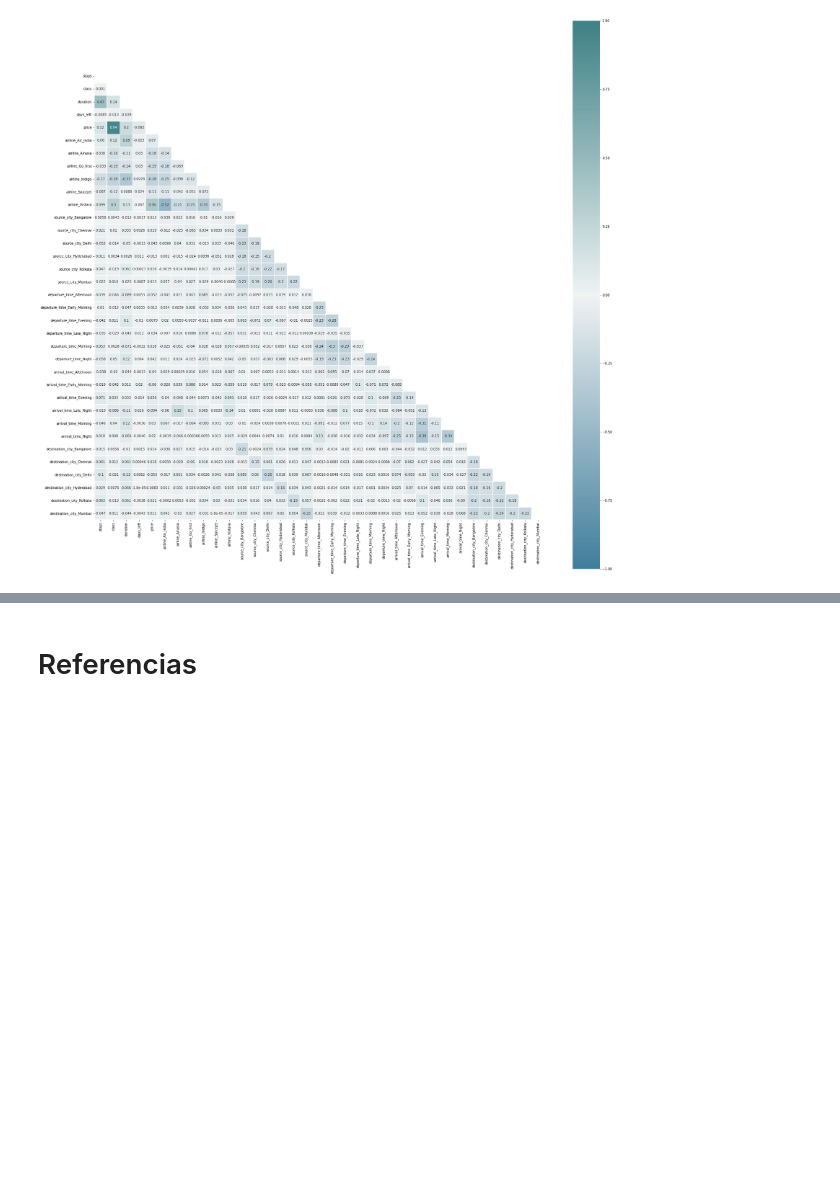
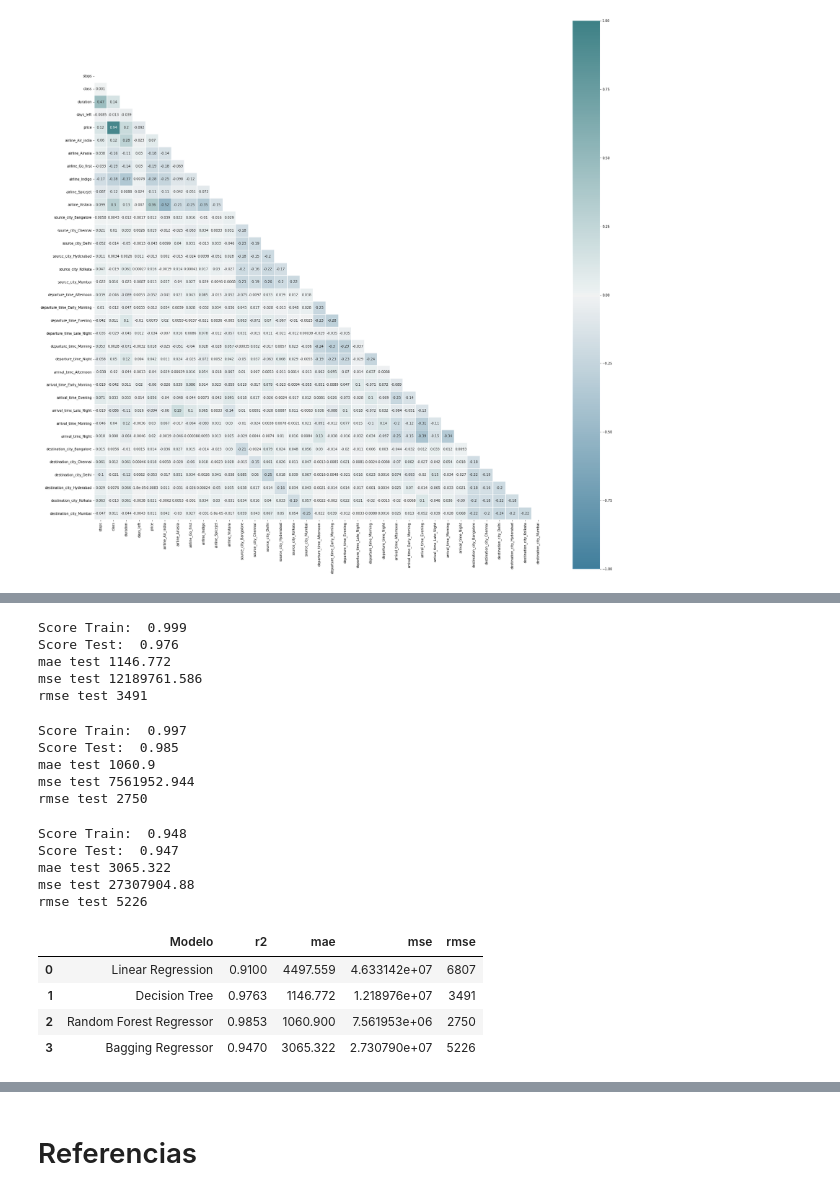
Before and after one commit to alejagaco/Predicci-n-Precios-Vuelos, a Jupyter notebook: Prediccion_PreciosVuelos.ipynb, the cells around one changed output, grey strips where cells are left out. Cells and saved outputs as stored; diff of their text form; code cells hidden in the pictures; blank space fills up the shorter version.

```diff
--- a/Prediccion_PreciosVuelos.ipynb
+++ b/Prediccion_PreciosVuelos.ipynb
@@ -644,0 +685,76 @@ scaler = StandardScaler()
+# %%
+modelo2 = DecisionTreeRegressor()
+dt= make_pipeline(scaler,modelo2)
+dt.fit(X_train,y_train)
+test_preds_dt = dt.predict(X_test)
+r2_dt = round(dt.score(X_test, y_test),4)
+mae_dt = round(mean_absolute_error(y_test,test_preds_dt),3)
+mse_dt = round(mean_squared_error(y_test, test_preds_dt),3)
+rmse_dt = round(np.sqrt(mean_squared_error(y_test,test_preds_dt)))
+print("Score Train: ",round(dt.score(X_train, y_train),3))
+print("Score Test: ",round(dt.score(X_test, y_test),3))
+print("mae test", round(mean_absolute_error(y_test,test_preds_dt),3))
+print("mse test", round(mean_squared_error(y_test, test_preds_dt),3))
+print("rmse test", round(np.sqrt(mean_squared_error(y_test,test_preds_dt))))
+# %% [output]
+Score Train:  0.999
+Score Test:  0.976
+mae test 1146.772
+mse test 12189761.586
+rmse test 3491
+# %%
+modelo3 = RandomForestRegressor(n_estimators=100, random_state=42)
+rf= make_pipeline(scaler,modelo3)
+rf.fit(X_train,y_train)
+test_preds_rf = rf.predict(X_test)
+r2_rf = round(rf.score(X_test, y_test),4)
+mae_rf = round(mean_absolute_error(y_test,test_preds_rf),3)
+mse_rf = round(mean_squared_error(y_test, test_preds_rf),3)
+rmse_rf = round(np.sqrt(mean_squared_error(y_test,test_preds_rf)))
+print("Score Train: ",round(rf.score(X_train, y_train),3))
+print("Score Test: ",round(rf.score(X_test, y_test),3))
+print("mae test", round(mean_absolute_error(y_test,test_preds_rf),3))
+print("mse test", round(mean_squared_error(y_test, test_preds_rf),3))
+print("rmse test", round(np.sqrt(mean_squared_error(y_test,test_preds_rf))))
+# %% [output]
+Score Train:  0.997
+Score Test:  0.985
+mae test 1060.9
+mse test 7561952.944
+rmse test 2750
+# %%
+modelo4 = BaggingRegressor(DecisionTreeRegressor(),n_estimators=100, max_samples=200,
+                           bootstrap=True, # Si se desea probar pasting, cambiar parámetro bootstrap=False
+                           random_state=42)
+br= make_pipeline(scaler,modelo4)
+br.fit(X_train,y_train)
+test_preds_br = br.predict(X_test)
+r2_br = round(br.score(X_test, y_test),4)
+mae_br = round(mean_absolute_error(y_test,test_preds_br),3)
+mse_br = round(mean_squared_error(y_test, test_preds_br),3)
+rmse_br = round(np.sqrt(mean_squared_error(y_test,test_preds_br)))
+print("Score Train: ",round(br.score(X_train, y_train),3))
+print("Score Test: ",round(br.score(X_test, y_test),3))
+print("mae test", round(mean_absolute_error(y_test,test_preds_br),3))
+print("mse test", round(mean_squared_error(y_test, test_preds_br),3))
+print("rmse test", round(np.sqrt(mean_squared_error(y_test,test_preds_br))))
+# %% [output]
+Score Train:  0.948
+Score Test:  0.947
+mae test 3065.322
+mse test 27307904.88
+rmse test 5226
+# %%
+resumen_metricas = pd.DataFrame(columns=['Modelo', 'r2', 'mae','mse','rmse'])
+resumen_metricas['Modelo'] = ['Linear Regression','Decision Tree', 'Random Forest Regressor','Bagging Regressor']
+resumen_metricas['r2'] = [r2_reg, r2_dt,r2_rf,r2_br]
+resumen_metricas['mae'] = [mae_reg, mae_dt,mae_rf,mae_br]
+resumen_metricas['mse'] = [mse_reg, mse_dt,mse_rf,mse_br]
+resumen_metricas['rmse'] = [rmse_reg, rmse_dt,rmse_rf,rmse_br]
+resumen_metricas
+# %% [output]
+|  | Modelo | r2 | mae | mse | rmse |
+| 0 | Linear Regression | 0.9100 | 4497.559 | 4.633142e+07 | 6807 |
+| 1 | Decision Tree | 0.9763 | 1146.772 | 1.218976e+07 | 3491 |
+| 2 | Random Forest Regressor | 0.9853 | 1060.900 | 7.561953e+06 | 2750 |
+| 3 | Bagging Regressor | 0.9470 | 3065.322 | 2.730790e+07 | 5226 |
```
Also changed, not shown: parts of 12 cells of this notebook.
